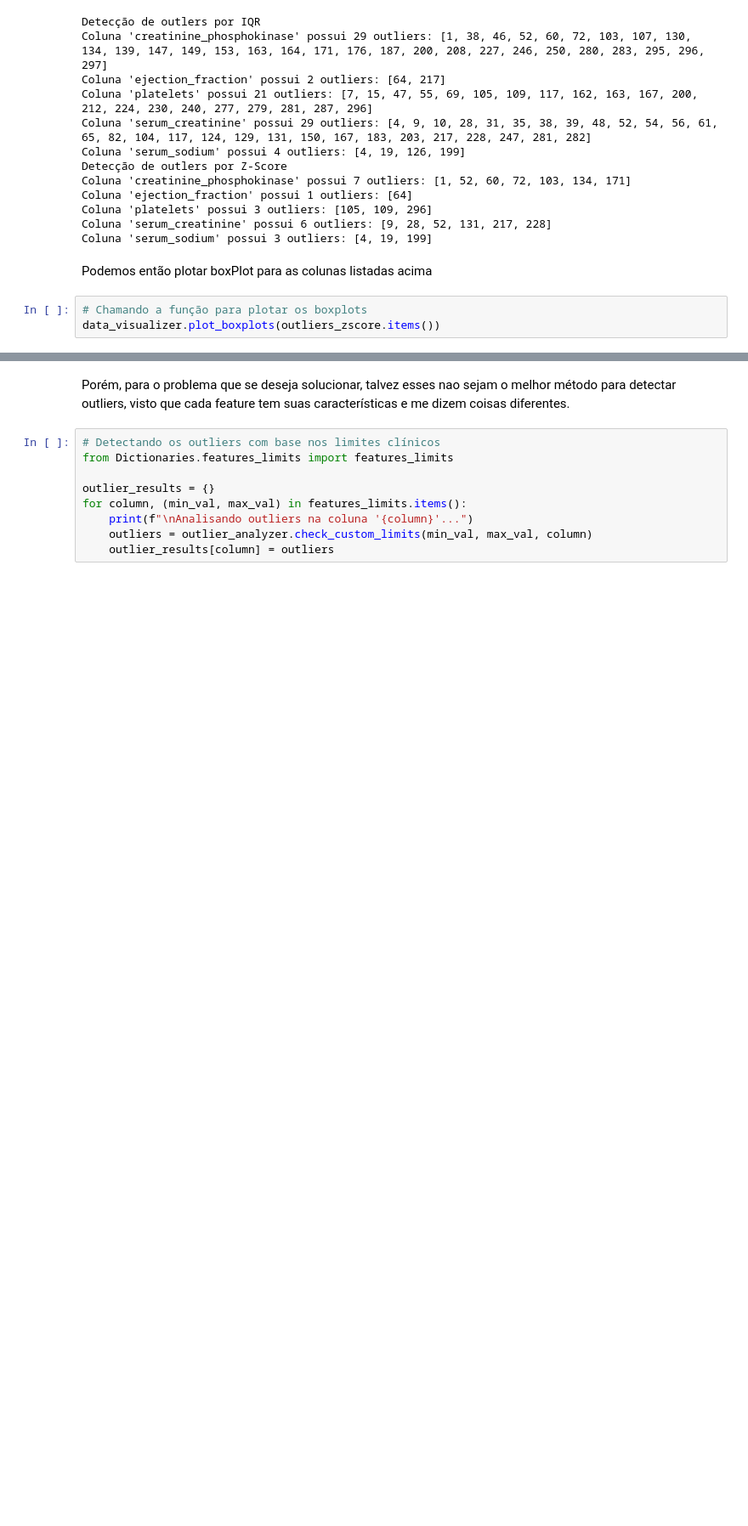
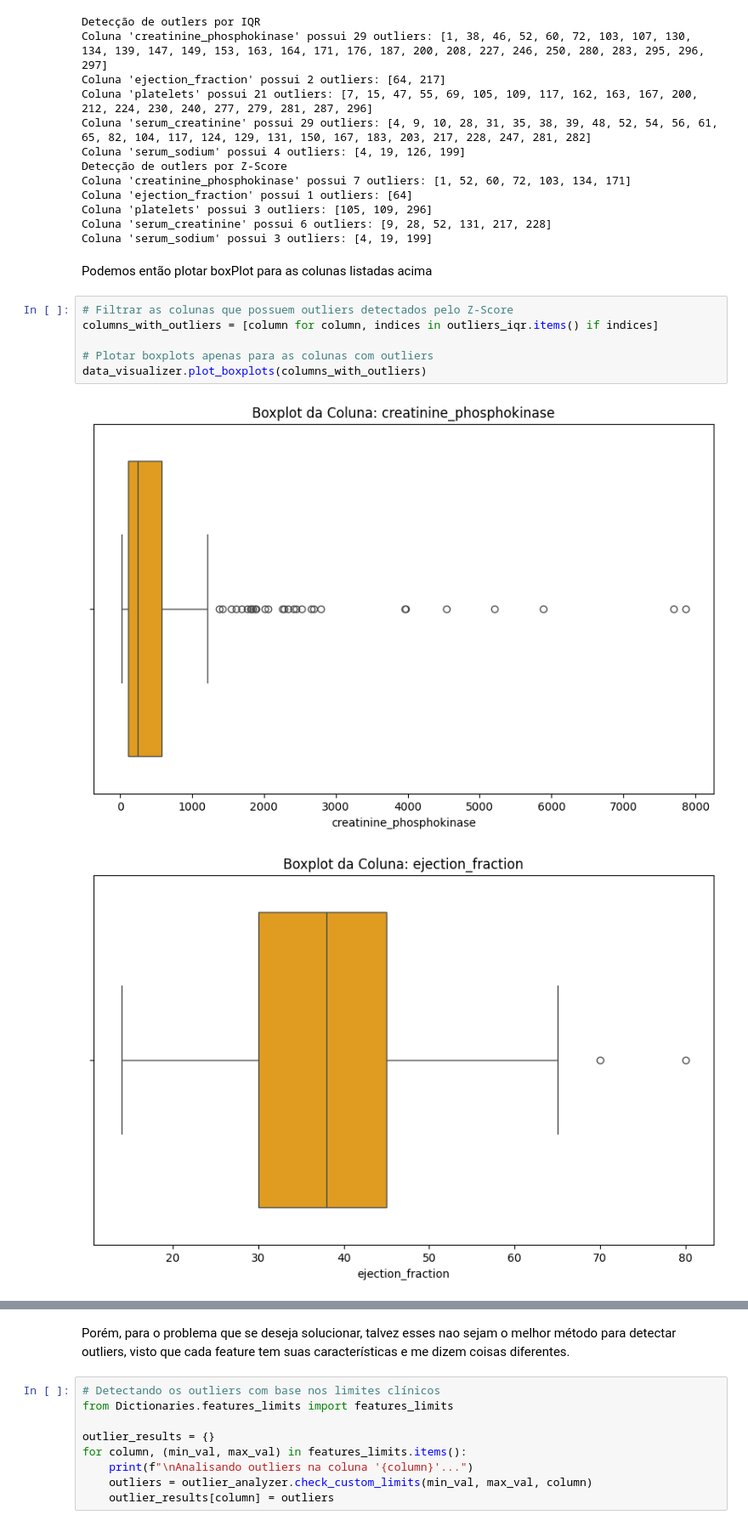
Before and after one commit to batista-neto/data-mining-heart-failure, a Jupyter notebook: main.ipynb, the cells around one changed output, grey strips where cells are left out. Shown: that part at 85% size. Saved outputs shown, nothing was run; the diff lists cells and outputs as text; blank space fills up the shorter version.

```diff
--- a/main.ipynb
+++ b/main.ipynb
@@ -125,6 +126,12 @@ Coluna 'serum_creatinine' possui 6 outliers: [9, 28, 52, 131, 217, 228]
 Coluna 'serum_sodium' possui 3 outliers: [4, 19, 199]
 # %% [markdown]
 Podemos então plotar boxPlot para as colunas listadas acima
-# %%
-# Chamando a função para plotar os boxplots
-data_visualizer.plot_boxplots(outliers_zscore.items())
+# %%
+# Filtrar as colunas que possuem outliers detectados pelo Z-Score
+columns_with_outliers = [column for column, indices in outliers_iqr.items() if indices]
+
+# Plotar boxplots apenas para as colunas com outliers
+data_visualizer.plot_boxplots(columns_with_outliers)
+# %% [output]
+[figure, added]
+[figure, added]
```
Also changed, not shown: parts of 13 cells of this notebook.
